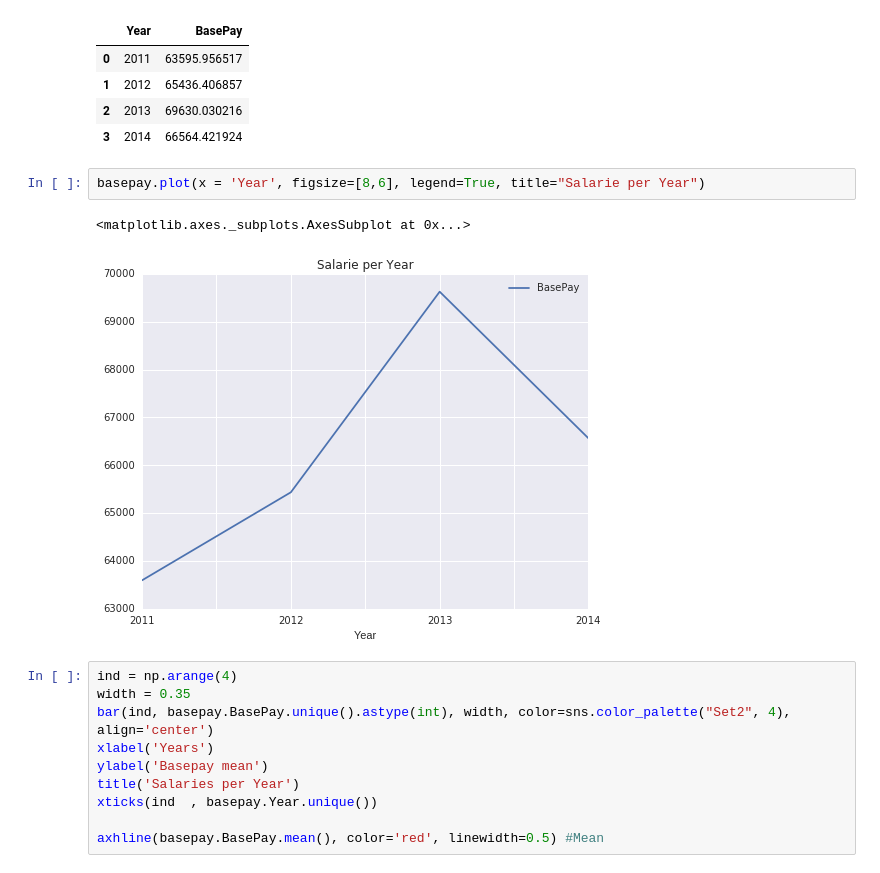
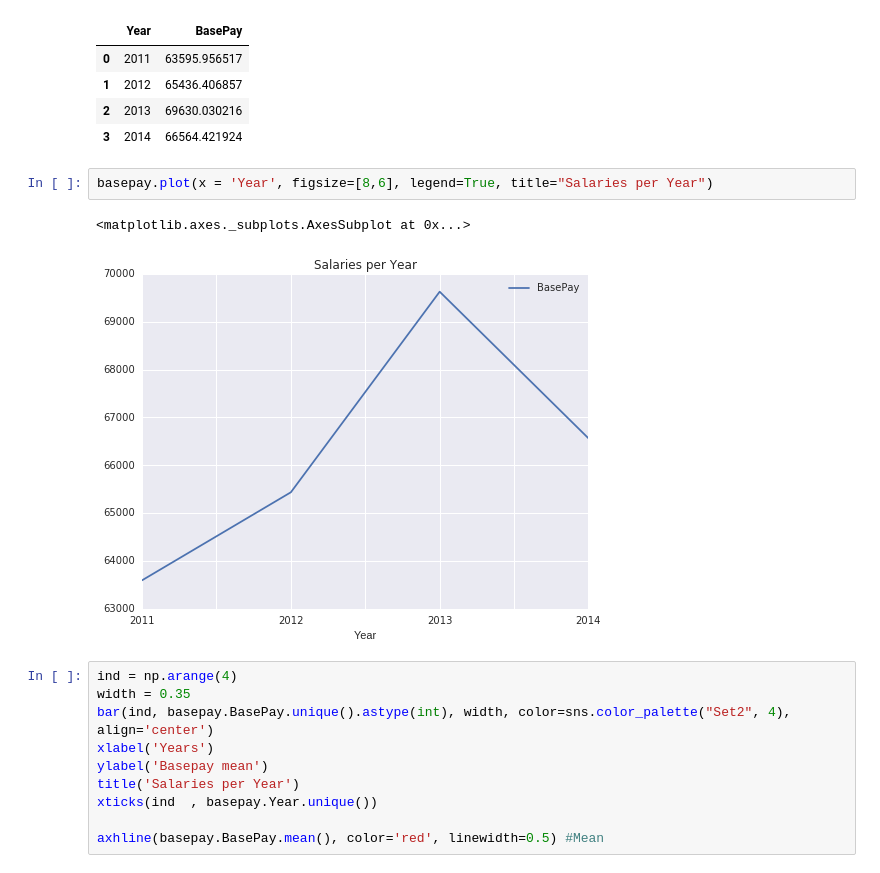
Before and after one commit to guilhermemarson/sf-salaries, a Jupyter notebook: Exploratory Analysis.ipynb, the cells around one changed output. Drawn from its saved outputs; the diff is of its cells as text.

```diff
--- a/Exploratory Analysis.ipynb
+++ b/Exploratory Analysis.ipynb
@@ -94,10 +91,10 @@ basepay
 | 2 | 2013 | 69630.030216 |
 | 3 | 2014 | 66564.421924 |
 # %%
-basepay.plot(x = 'Year', figsize=[8,6], legend=True, title="Salarie per Year")
+basepay.plot(x = 'Year', figsize=[8,6], legend=True, title="Salaries per Year")
 # %% [output]
 <matplotlib.axes._subplots.AxesSubplot at 0x...>
-[figure, old version]
+[figure, new version]
 # %%
 ind = np.arange(4)
 width = 0.35
```
Also changed, not shown: parts of 10 cells of this notebook.
